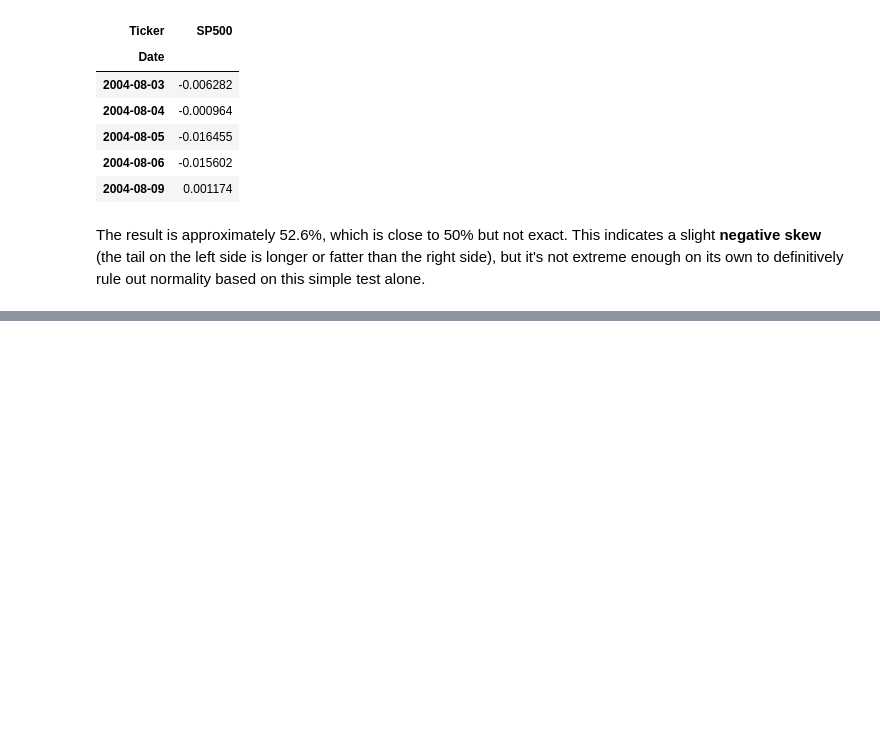
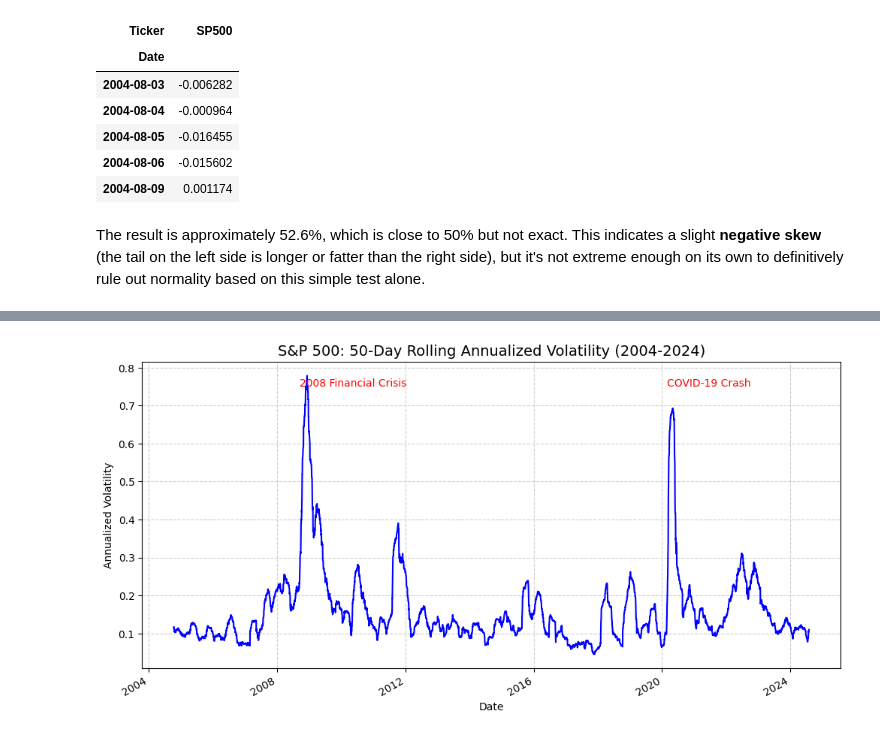
Before and after one commit to sheldcoop/QuantPrep, a Jupyter notebook: Finanical_Data_WQU.ipynb, the cells around one changed output, grey strips where cells are left out. Cells and saved outputs as stored; diff of their text form; code cells hidden in the pictures; blank space fills up the shorter version.

```diff
--- a/Finanical_Data_WQU.ipynb
+++ b/Finanical_Data_WQU.ipynb
@@ -1664,0 +1669,26 @@ The result is approximately 52.6%, which is close to 50% but not exact. This ind
+# %%
+# === 7.3 Volatility Check: Rolling Standard Deviation ===
+
+# Calculate the rolling 50-day standard deviation of the daily log returns.
+rolling_volatility = log_returns_long_df['SP500'].rolling(window=50).std()
+
+# To make the plot more intuitive, let's annualize this rolling volatility.
+annualized_rolling_volatility = rolling_volatility * np.sqrt(252)
+
+# --- Plotting the Rolling Volatility ---
+plt.figure(figsize=(12, 6))
+annualized_rolling_volatility.plot(color='blue')
+
+plt.title('S&P 500: 50-Day Rolling Annualized Volatility (2004-2024)', fontsize=14)
+plt.ylabel('Annualized Volatility')
+plt.xlabel('Date')
+plt.grid(True, linestyle='--', alpha=0.6)
+
+# Highlight some notable periods of high volatility.
+# We use plt.text() to add annotations directly to the plot.
+plt.text(datetime.date(2008, 9, 15), 0.75, '2008 Financial Crisis', fontsize=10, color='red')
+plt.text(datetime.date(2020, 3, 1), 0.75, 'COVID-19 Crash', fontsize=10, color='red')
+
+plt.show()
+# %% [output]
+[figure, added]
```
Also changed, not shown: parts of 130 cells of this notebook.
